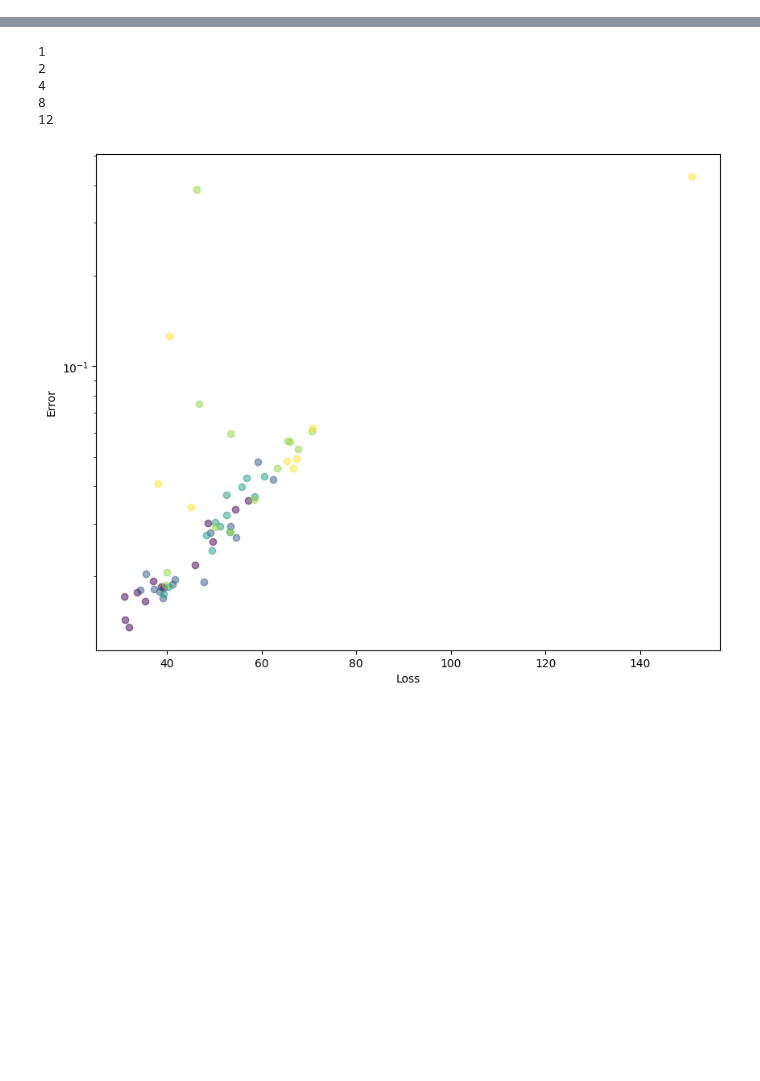
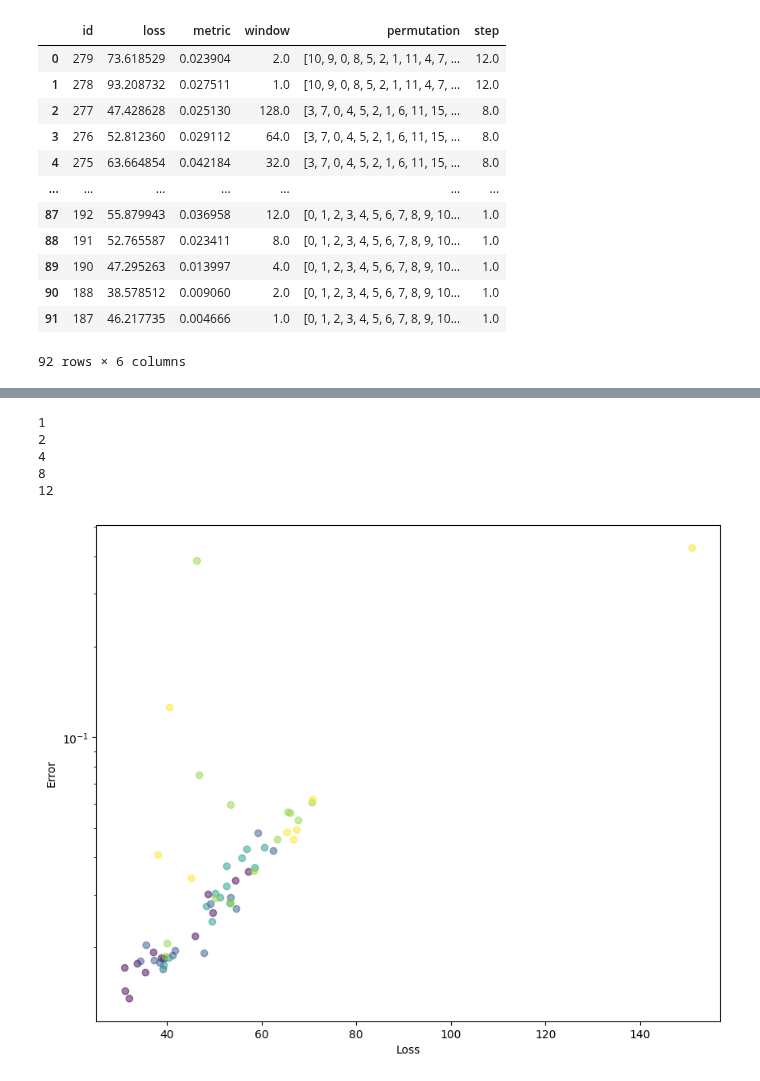
Before and after one commit to msh2481/gud, a Jupyter notebook: report.ipynb, the cells around one changed output, grey strips where cells are left out. Saved outputs shown, nothing was run; the diff lists cells and outputs as text; code cells hidden in the pictures; blank space fills up the shorter version.

```diff
--- a/report.ipynb
+++ b/report.ipynb
@@ -44,0 +46,23 @@ exp.config["train_config"]["output_path"]
+# %%
+from typing import Any
+
+import neptune
+
+neptune_token = "eyJhcGlfYWRkcmVzcyI6Imh0dHBzOi8vYXBwLm5lcHR1bmUuYWkiLCJhcGlfdXJsIjoiaHR0cHM6Ly9hcHAubmVwdHVuZS5haSIsImFwaV9rZXkiOiI5NTIzY2UxZC1jMjI5LTRlYTQtYjQ0Yi1kM2JhMGU1NDllYTIifQ=="
+project = neptune.init_project(project="GUD", api_token=neptune_token, mode="read-only")
+columns = [
+    "sys/id",
+    "experiment/metrics/loss",
+    "experiment/metrics/q50",
+    "experiment/config/diffusion_config window",
+    "experiment/config/generator_config permutation",
+]
+runs = project.fetch_runs_table().to_pandas()
+project.stop()
+selected = runs[columns].copy()
+selected.columns = ["id", "loss", "metric", "window", "permutation"]
+selected["step"] = selected["permutation"].apply(lambda p: infer_step(p))
+selected["id"] = selected["id"].apply(lambda x: int(x.split("-")[-1]))
+selected = selected.dropna()
+selected = selected[selected["id"] >= 187]
+# TODO: take something with less variance than last value of loss
@@ -44,0 +75,16 @@ exp.config["train_config"]["output_path"]
+# %%
+selected
+# %% [output]
+|  | id | loss | metric | window | permutation | step |
+| 0 | 279 | 73.618529 | 0.023904 | 2.0 | [10, 9, 0, 8, 5, 2, 1, 11, 4, 7, ... | 12.0 |
+| 1 | 278 | 93.208732 | 0.027511 | 1.0 | [10, 9, 0, 8, 5, 2, 1, 11, 4, 7, ... | 12.0 |
+| 2 | 277 | 47.428628 | 0.025130 | 128.0 | [3, 7, 0, 4, 5, 2, 1, 6, 11, 15, ... | 8.0 |
+| 3 | 276 | 52.812360 | 0.029112 | 64.0 | [3, 7, 0, 4, 5, 2, 1, 6, 11, 15, ... | 8.0 |
+| 4 | 275 | 63.664854 | 0.042184 | 32.0 | [3, 7, 0, 4, 5, 2, 1, 6, 11, 15, ... | 8.0 |
+| ... | ... | ... | ... | ... | ... | ... |
+| 87 | 192 | 55.879943 | 0.036958 | 12.0 | [0, 1, 2, 3, 4, 5, 6, 7, 8, 9, 10... | 1.0 |
+| 88 | 191 | 52.765587 | 0.023411 | 8.0 | [0, 1, 2, 3, 4, 5, 6, 7, 8, 9, 10... | 1.0 |
+| 89 | 190 | 47.295263 | 0.013997 | 4.0 | [0, 1, 2, 3, 4, 5, 6, 7, 8, 9, 10... | 1.0 |
+| 90 | 188 | 38.578512 | 0.009060 | 2.0 | [0, 1, 2, 3, 4, 5, 6, 7, 8, 9, 10... | 1.0 |
+| 91 | 187 | 46.217735 | 0.004666 | 1.0 | [0, 1, 2, 3, 4, 5, 6, 7, 8, 9, 10... | 1.0 |
+92 rows × 6 columns
```
Also changed, not shown: parts of 10 cells of this notebook, 2 other files.
